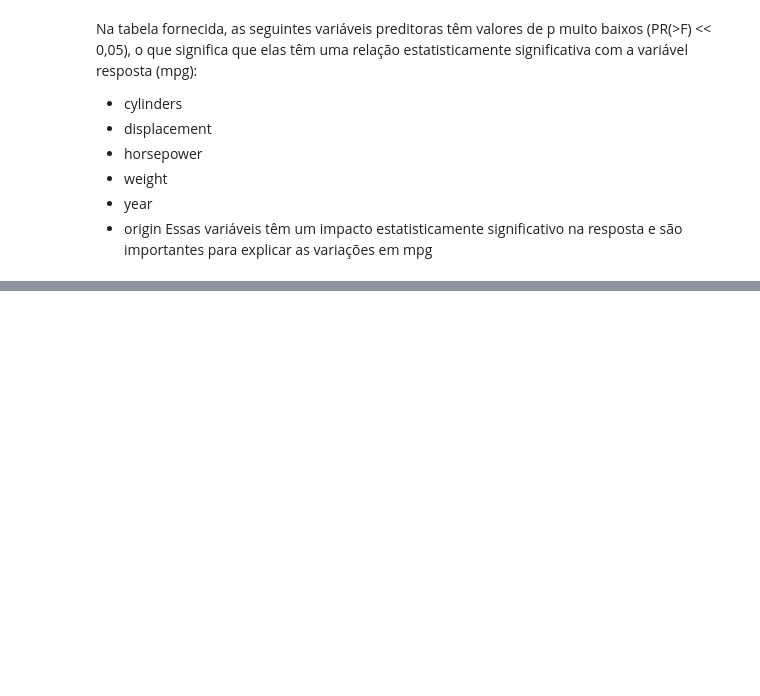
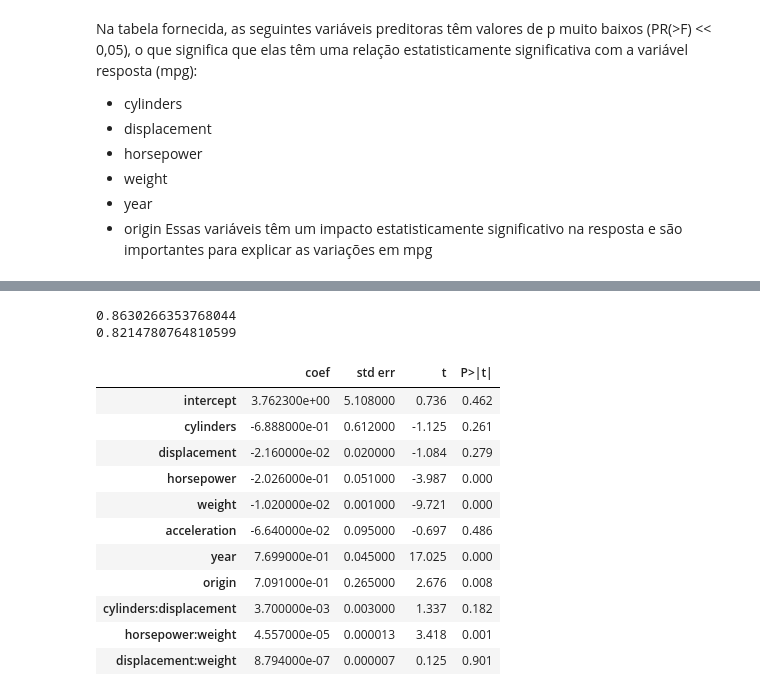
Before and after one commit to eduardamota/data-science-isl, a Jupyter notebook: 3-linear-regression/exercises-regressao-linear.ipynb, the cells around one changed output, grey strips where cells are left out. Saved outputs shown, nothing was run; the diff lists cells and outputs as text; code cells hidden in the pictures; blank space fills up the shorter version.

```diff
--- a/3-linear-regression/exercises-regressao-linear.ipynb
+++ b/3-linear-regression/exercises-regressao-linear.ipynb
@@ -318,0 +359,25 @@ Essas variáveis têm um impacto estatisticamente significativo na resposta e s
+# %%
+y3 = auto['mpg']
+X3 = MS(['cylinders','displacement','horsepower','weight','acceleration','year','origin',('cylinders','displacement'),
+        ('horsepower','weight'),('displacement','weight')]).fit_transform(auto)
+
+model3 = sm.OLS(y3,X3).fit()
+print(model3.rsquared)
+print(model2.rsquared)
+
+summarize(model3)
+# %% [output]
+0.8630266353768044
+0.8214780764810599
+|  | coef | std err | t | P>|t| |
+| intercept | 3.762300e+00 | 5.108000 | 0.736 | 0.462 |
+| cylinders | -6.888000e-01 | 0.612000 | -1.125 | 0.261 |
+| displacement | -2.160000e-02 | 0.020000 | -1.084 | 0.279 |
+| horsepower | -2.026000e-01 | 0.051000 | -3.987 | 0.000 |
+| weight | -1.020000e-02 | 0.001000 | -9.721 | 0.000 |
+| acceleration | -6.640000e-02 | 0.095000 | -0.697 | 0.486 |
+| year | 7.699000e-01 | 0.045000 | 17.025 | 0.000 |
+| origin | 7.091000e-01 | 0.265000 | 2.676 | 0.008 |
+| cylinders:displacement | 3.700000e-03 | 0.003000 | 1.337 | 0.182 |
+| horsepower:weight | 4.557000e-05 | 0.000013 | 3.418 | 0.001 |
+| displacement:weight | 8.794000e-07 | 0.000007 | 0.125 | 0.901 |
```
Also changed, not shown: parts of 7 cells of this notebook.
